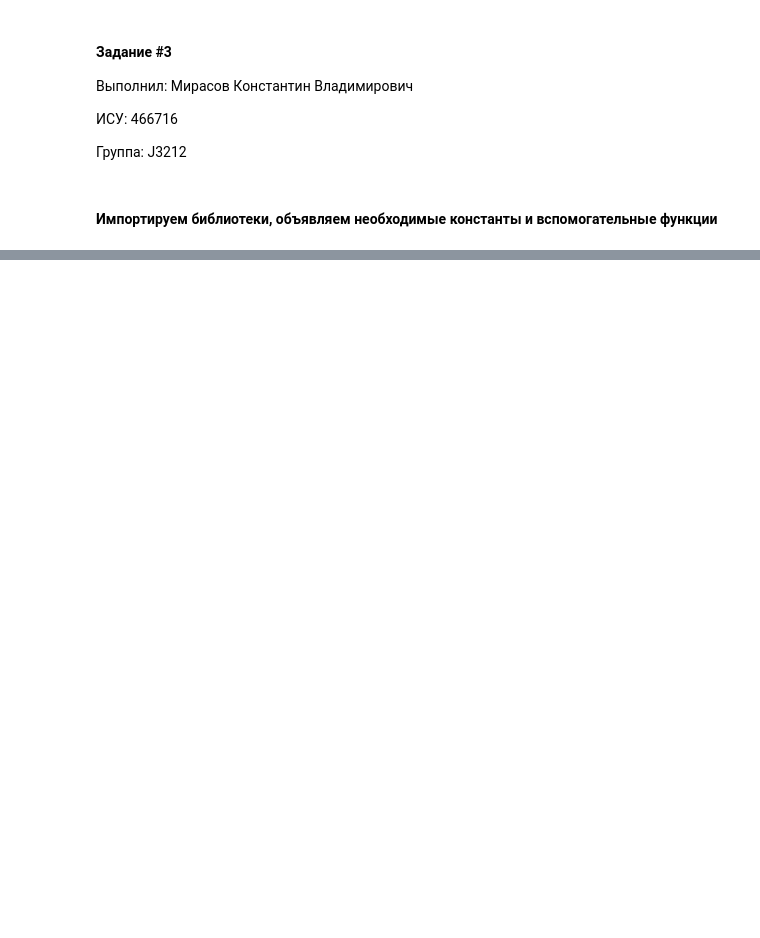
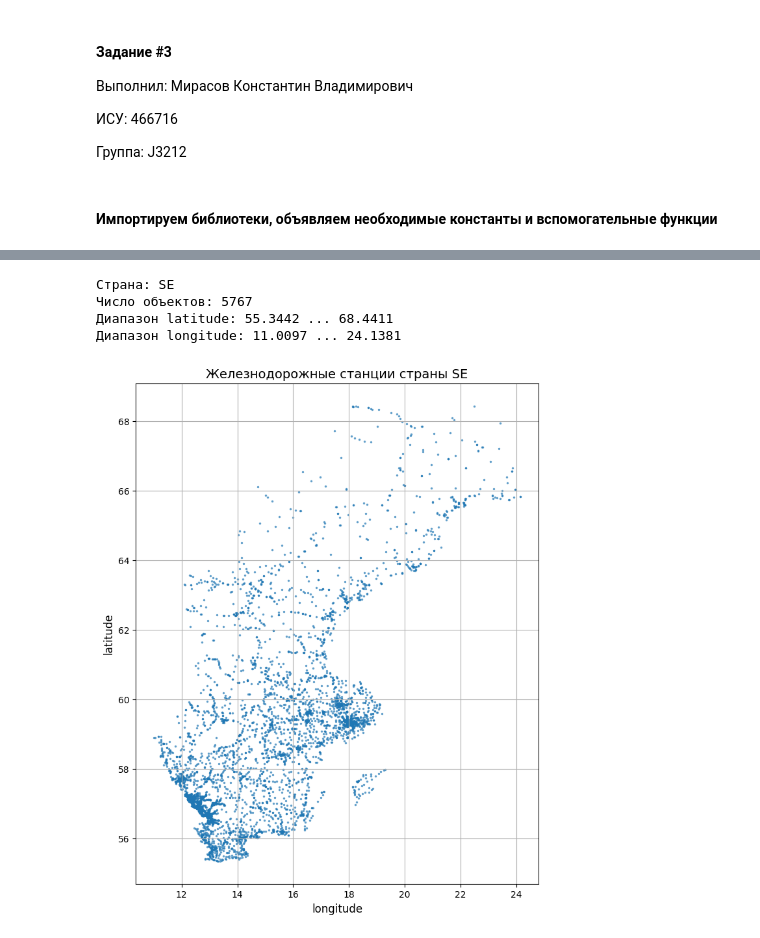
Before and after one commit to mezgou/itmo-classic-ml-course, a Jupyter notebook: src/clusterization.ipynb, the cells around one changed output, grey strips where cells are left out. Cells and saved outputs as stored; diff of their text form; code cells hidden in the pictures; blank space fills up the shorter version.

```diff
--- a/src/clusterization.ipynb
+++ b/src/clusterization.ipynb
@@ -145,0 +448,41 @@ BG                  187             169      9.625668
+# %%
+selected_country_data = station_data_with_global_clusters[
+    station_data_with_global_clusters["country"] == SELECTED_COUNTRY_CODE
+].copy()
+
+selected_country_objects_count = len(selected_country_data)
+
+print(f"Страна: {SELECTED_COUNTRY_CODE}")
+print(f"Число объектов: {selected_country_objects_count}")
+
+latitude_min = selected_country_data["latitude"].min()
+latitude_max = selected_country_data["latitude"].max()
+longitude_min = selected_country_data["longitude"].min()
+longitude_max = selected_country_data["longitude"].max()
+
+print(f"Диапазон latitude: {latitude_min:.4f} ... {latitude_max:.4f}")
+print(f"Диапазон longitude: {longitude_min:.4f} ... {longitude_max:.4f}")
+
+selected_country_coordinates_kilometers = project_coordinates_to_kilometers(
+    selected_country_data["latitude"],
+    selected_country_data["longitude"],
+)
+
+plt.figure(figsize=(8, 10))
+plt.scatter(
+    selected_country_data["longitude"],
+    selected_country_data["latitude"],
+    s=6,
+    alpha=0.7,
+    linewidths=0,
+)
+plt.title(f"Железнодорожные станции страны {SELECTED_COUNTRY_CODE}")
+plt.xlabel("longitude")
+plt.ylabel("latitude")
+plt.show()
+# %% [output]
+Страна: SE
+Число объектов: 5767
+Диапазон latitude: 55.3442 ... 68.4411
+Диапазон longitude: 11.0097 ... 24.1381
+[figure, added]
```
Also changed, not shown: parts of 52 cells of this notebook.
